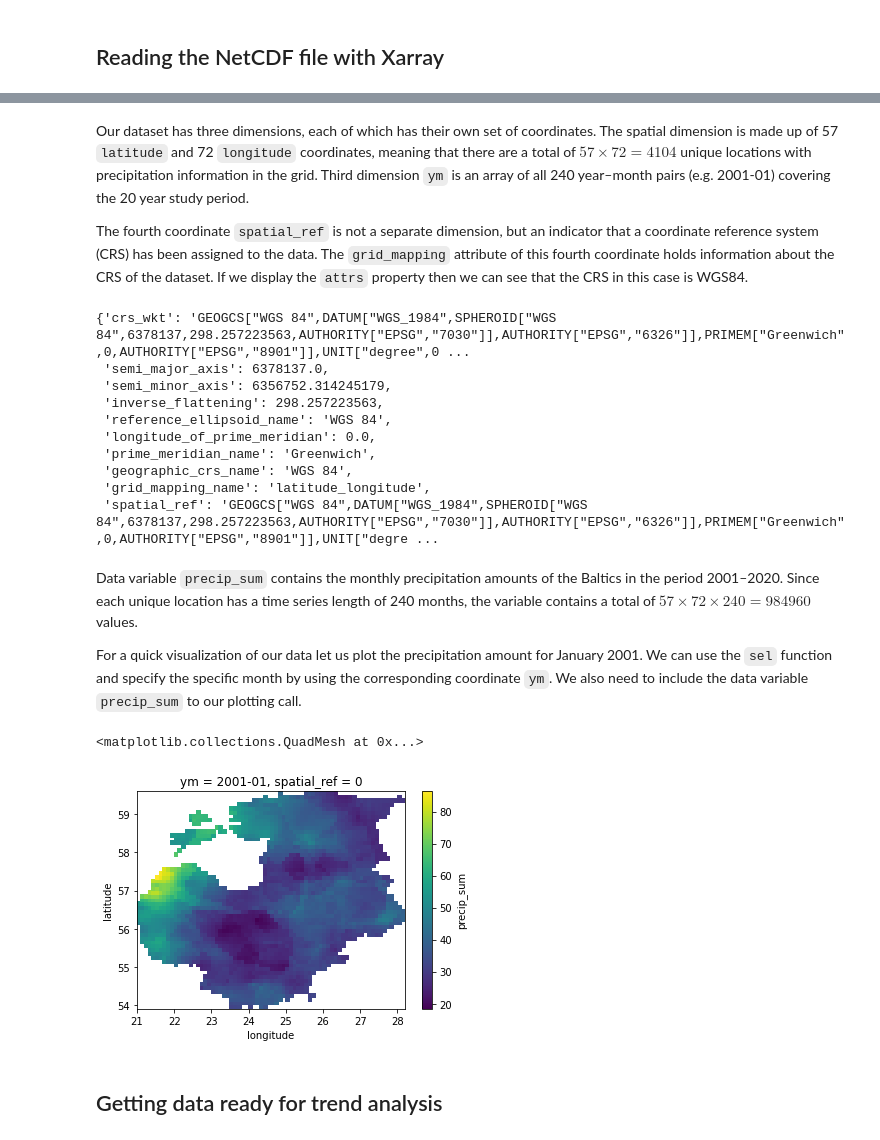
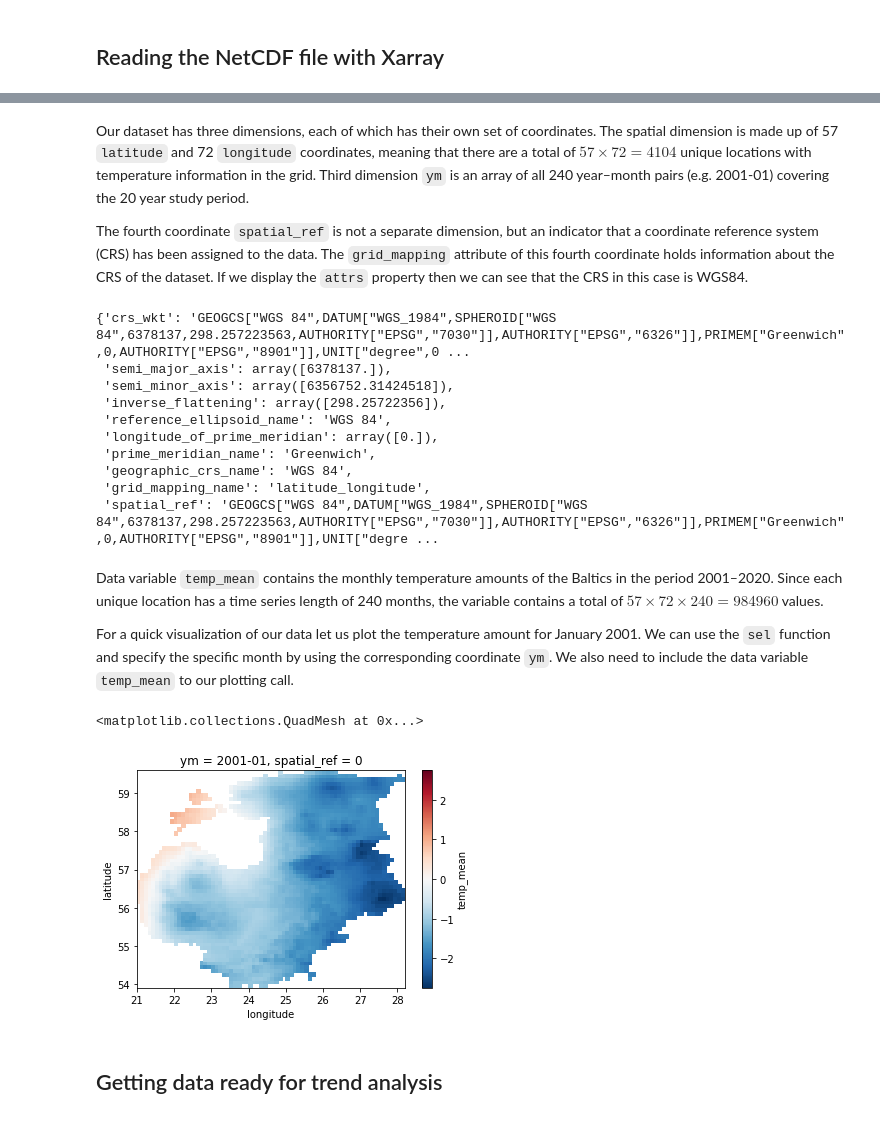
Before and after one commit to LandscapeGeoinformatics/EGU_2021_lgeo_workshops, a Jupyter notebook: SC5.8/EGU2021_Workshop_SC58.ipynb, the cells around one changed output, grey strips where cells are left out. Saved outputs shown, nothing was run; the diff lists cells and outputs as text; code cells hidden in the pictures.

Commit message:
Notebook updated with Intake and new plots

```diff
--- a/SC5.8/EGU2021_Workshop_SC58.ipynb
+++ b/SC5.8/EGU2021_Workshop_SC58.ipynb
@@ -61,0 +71,4 @@ data_dir = 'C:/Users/Holger/EGU2021/SC5.8/data' # will be replaced by intake
+# %%
+# Read metadata
+temp_data = cat.monthly_temp_baltics
+temp_data
@@ -82,0 +95,4 @@ Attributes:
+# %%
+# Import temperature data as an Xarray dataset
+temp_ds = temp_data.read()
+temp_ds
@@ -83,31 +111,31 @@ Attributes:
 # %% [markdown]
-Our dataset has three dimensions, each of which has their own set of coordinates. The spatial dimension is made up of 57 `latitude` and 72 `longitude` coordinates, meaning that there are a total of $57\times72=4104$ unique locations with precipitation information in the grid. Third dimension `ym` is an array of all 240 year&ndash;month pairs (e.g. 2001-01) covering the 20 year study period.
+Our dataset has three dimensions, each of which has their own set of coordinates. The spatial dimension is made up of 57 `latitude` and 72 `longitude` coordinates, meaning that there are a total of $57\times72=4104$ unique locations with temperature information in the grid. Third dimension `ym` is an array of all 240 year&ndash;month pairs (e.g. 2001-01) covering the 20 year study period.
 
 The fourth coordinate `spatial_ref` is not a separate dimension, but an indicator that a coordinate reference system (CRS) has been assigned to the data. The `grid_mapping` attribute of this fourth coordinate holds information about the CRS of the dataset. If we display the `attrs` property then we can see that the CRS in this case is WGS84.
 # %%
 # Display CRS information
-display(precip_ds['spatial_ref'].attrs)
+display(temp_ds['spatial_ref'].attrs)
 # %% [output]
 {'crs_wkt': 'GEOGCS["WGS 84",DATUM["WGS_1984",SPHEROID["WGS 84",6378137,298.257223563,AUTHORITY["EPSG","7030"]],AUTHORITY["EPSG","6326"]],PRIMEM["Greenwich",0,AUTHORITY["EPSG","8901"]],UNIT["degree",0 ...
- 'semi_major_axis': 6378137.0,
- 'semi_minor_axis': 6356752.314245179,
- 'inverse_flattening': 298.257223563,
+ 'semi_major_axis': array([6378137.]),
+ 'semi_minor_axis': array([6356752.31424518]),
+ 'inverse_flattening': array([298.25722356]),
  'reference_ellipsoid_name': 'WGS 84',
- 'longitude_of_prime_meridian': 0.0,
+ 'longitude_of_prime_meridian': array([0.]),
  'prime_meridian_name': 'Greenwich',
  'geographic_crs_name': 'WGS 84',
  'grid_mapping_name': 'latitude_longitude',
  'spatial_ref': 'GEOGCS["WGS 84",DATUM["WGS_1984",SPHEROID["WGS 84",6378137,298.257223563,AUTHORITY["EPSG","7030"]],AUTHORITY["EPSG","6326"]],PRIMEM["Greenwich",0,AUTHORITY["EPSG","8901"]],UNIT["degre ...
 # %% [markdown]
-Data variable `precip_sum` contains the monthly precipitation amounts of the Baltics in the period 2001&ndash;2020. Since each unique location has a time series length of 240 months, the variable contains a total of $57\times72\times240=984960$ values.
+Data variable `temp_mean` contains the monthly temperature amounts of the Baltics in the period 2001&ndash;2020. Since each unique location has a time series length of 240 months, the variable contains a total of $57\times72\times240=984960$ values.
 
-For a quick visualization of our data let us plot the precipitation amount for January 2001. We can use the `sel` function and specify the specific month by using the corresponding coordinate `ym`. We also need to include the data variable `precip_sum` to our plotting call.
+For a quick visualization of our data let us plot the temperature amount for January 2001. We can use the `sel` function and specify the specific month by using the corresponding coordinate `ym`. We also need to include the data variable `temp_mean` to our plotting call.
 # %%
 # Select and plot a specific month
-precip_ds.sel(ym='2001-01')['precip_sum'].plot()
+temp_ds.sel(ym='2001-01')['temp_mean'].plot()
 # %% [output]
 <matplotlib.collections.QuadMesh at 0x...>
-[figure, old version]
+[figure, new version]
 # %% [markdown]
 ## Getting data ready for trend analysis
 # %% [markdown]
```
Also changed, not shown: parts of 62 cells of this notebook.
